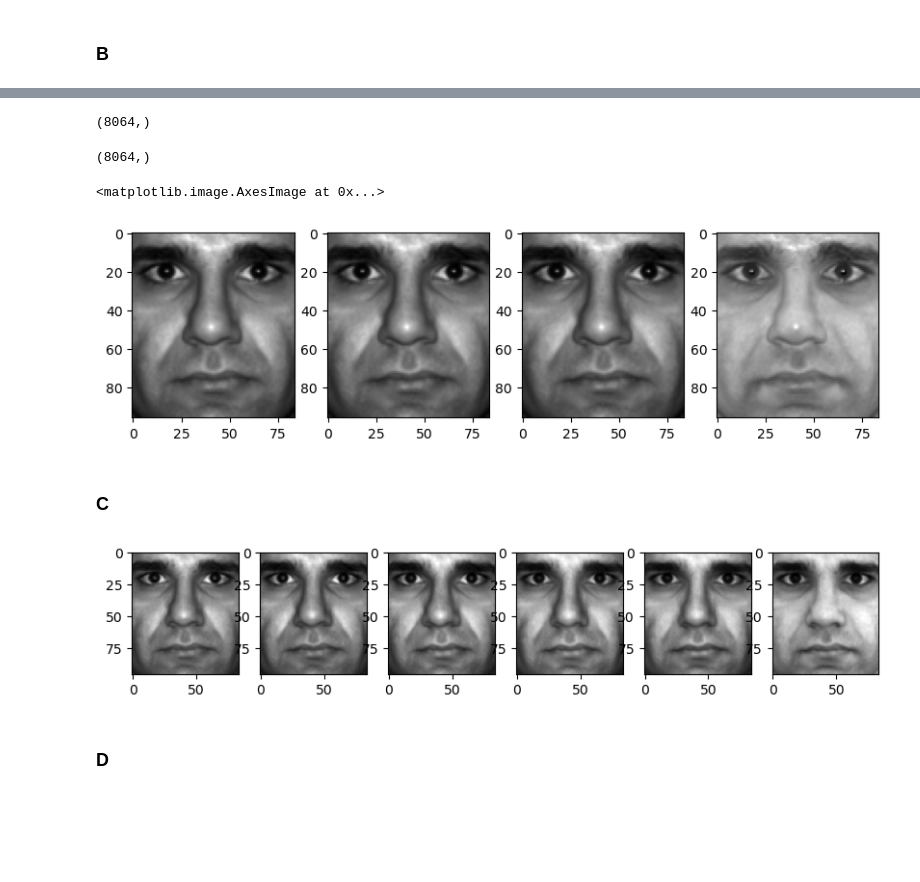
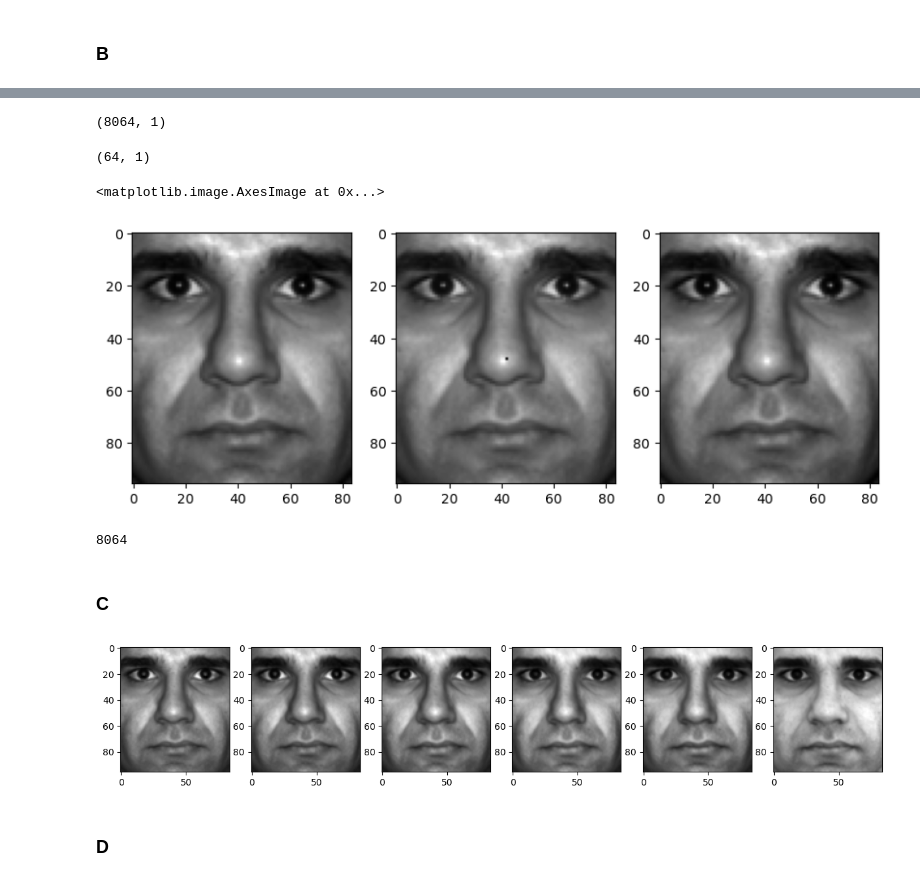
Before and after one commit to al-pi314/computer_vision, a Jupyter notebook: assigments/assignment6/solutions.ipynb, the cells around one changed output, grey strips where cells are left out. Drawn from its saved outputs; the diff is of its cells as text; code cells hidden in the pictures; blank space fills up the shorter version.

```diff
--- a/assigments/assignment6/solutions.ipynb
+++ b/assigments/assignment6/solutions.ipynb
@@ -189,9 +191,9 @@ def load_space(directory):
     image_shape = None
     for image_name in os.listdir(directory):
         image = cv2.imread(os.path.join(directory, image_name), cv2.IMREAD_GRAYSCALE)
-        images.append(image.flatten())
+        images.append(image.flatten() / 255)
         image_shape = image.shape
-    return np.array(images), image_shape
+    return np.array(images).T, image_shape
 # %%
 space_one, one_sahpe = load_space('./assigments/assignment6/data/faces/1')
 space_one.shape, one_sahpe
@@ -216,5 +214,10 @@ def eginvectors_and_mean(X):
+# %%
+def transofrmation_parameters(X):
+    main_directions, importance = dual_pca(X)
+    m = mean(X)
+    return main_directions, m
 # %%
-space_one_eginvectors, space_one_means = eginvectors_and_mean(space_one)
+space_one_eginvectors, space_one_means = transofrmation_parameters(space_one)
 # %%
 N = 5
 fig = plt.figure(figsize=(10, 10))
@@ -231,14 +234,12 @@ def project(X, eginvectors, mean):
 def reconstruct(X, eginvectors, mean):
     return np.dot(eginvectors, X) + mean
 # %%
-first_image = space_one[0]
+first_image = space_one[:, [0]]
 first_image.shape
 # %% [output]
-(8064,)
+(8064, 1)
 # %%
 projected = project(first_image, space_one_eginvectors, space_one_means)
+projected.shape
+# %% [output]
+(64, 1)
-# %%
-reconstructed = reconstruct(projected, space_one_eginvectors, space_one_means)
-reconstructed.shape
-# %% [output]
-(8064,)
@@ -255,29 +246,36 @@ reconstructed_without_main = reconstruct(projected_without_main, space_one_eginv
 # %%
-fig, ax = plt.subplots(1, 4, figsize=(10, 5))
+fig, ax = plt.subplots(1, 3, figsize=(10, 5))
 
 ax[0].imshow(first_image.reshape(*one_sahpe), cmap='gray')
 
-ax[1].imshow(reconstructed.reshape(*one_sahpe), cmap='gray')
+first_image_without_4074 = first_image.copy()
+first_image_without_4074[4074] = 0
+ax[1].imshow(first_image_without_4074.reshape(*one_sahpe), cmap='gray')
 
-ax[2].imshow(reconstructed_reduced.reshape(*one_sahpe), cmap='gray')
-
-ax[3].imshow(reconstructed_without_main.reshape(*one_sahpe), cmap='gray')
+projected_without_main = projected.copy()
+projected_without_main[0] = 0
+reconstructed_without_main = reconstruct(projected_without_main, space_one_eginvectors, space_one_means)
+ax[2].imshow(reconstructed_without_main.reshape(*one_sahpe), cmap='gray')
 # %% [output]
 <matplotlib.image.AxesImage at 0x...>
-[figure, old version]
+[figure, new version]
+# %%
+len(np.argwhere(first_image != reconstructed_without_main))
+# %% [output]
+8064
 # %% [markdown]
 ### C
 # %%
 projected_step_reduce = projected.copy()
 
-fig, ax = plt.subplots(1, 6, figsize=(10, 5))
+fig, ax = plt.subplots(1, 6, figsize=(15, 5))
 
 for i in range(5, -1, -1):
     projected_step_reduce[2**i:] = 0
     reconstructed_step_reduce = reconstruct(projected_step_reduce, space_one_eginvectors, space_one_means)
     ax[5-i].imshow(reconstructed_step_reduce.reshape(*one_sahpe), cmap='gray')
 # %% [output]
-[figure, old version]
+[figure, new version]
 # %% [markdown]
 ### D
 # %%
```
Also changed, not shown: parts of 41 cells of this notebook.
